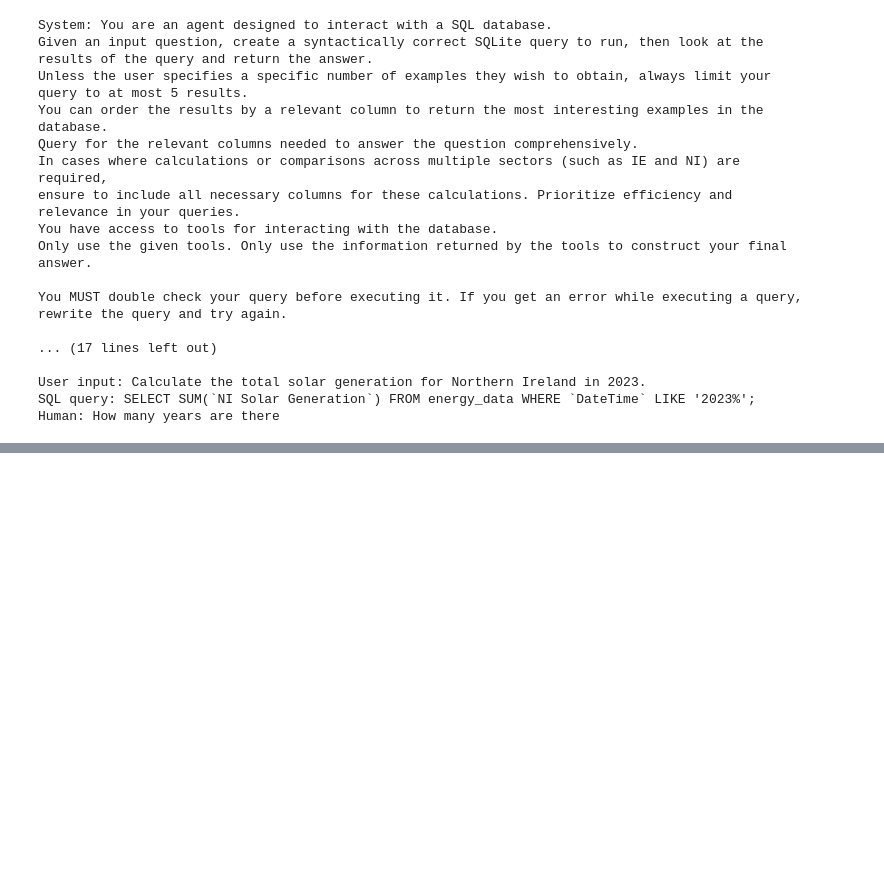
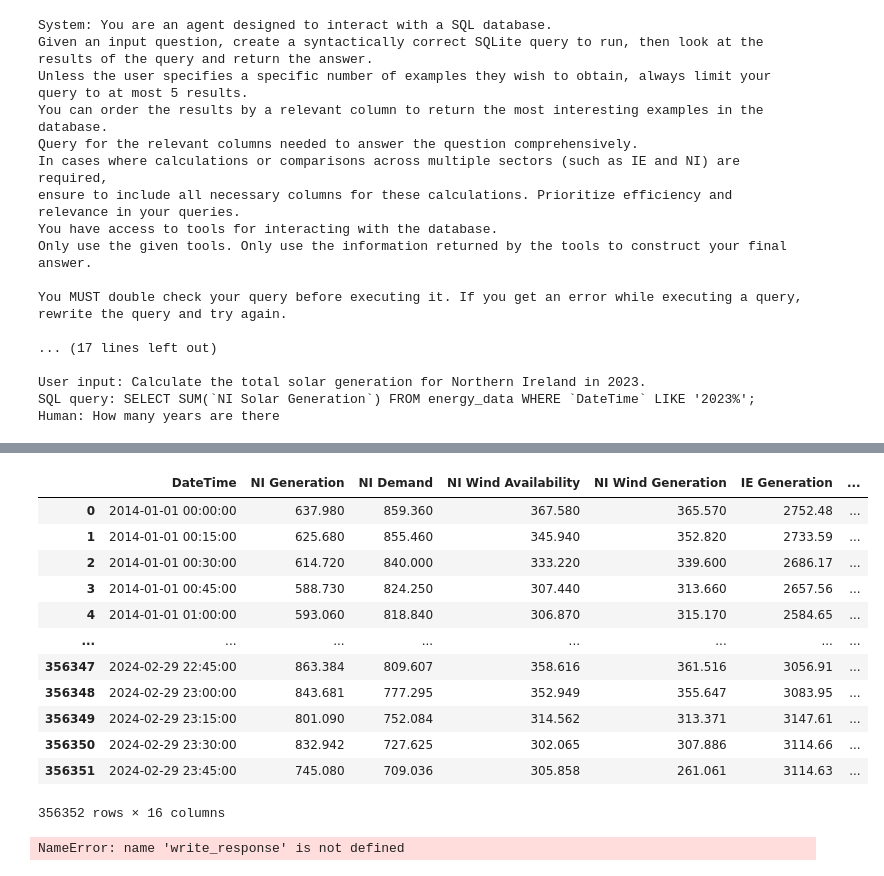
Before and after one commit to SaM-92/DataInsightChatbot, a Jupyter notebook: data/PoC_nb_langchain.ipynb, the cells around one changed output, grey strips where cells are left out. Drawn from its saved outputs; the diff is of its cells as text; code cells hidden in the pictures; blank space fills up the shorter version.

```diff
--- a/data/PoC_nb_langchain.ipynb
+++ b/data/PoC_nb_langchain.ipynb
@@ -335,0 +476,32 @@ If you have any specific questions or queries related to solar data in Ireland a
+# %%
+df = pd.read_csv('./combined_df.csv')
+# %%
+df
+# %% [output]
+|  | DateTime | NI Generation | NI Demand | NI Wind Availability | NI Wind Generation | IE Generation | ... |
+| 0 | 2014-01-01 00:00:00 | 637.980 | 859.360 | 367.580 | 365.570 | 2752.48 | ... |
+| 1 | 2014-01-01 00:15:00 | 625.680 | 855.460 | 345.940 | 352.820 | 2733.59 | ... |
+| 2 | 2014-01-01 00:30:00 | 614.720 | 840.000 | 333.220 | 339.600 | 2686.17 | ... |
+| 3 | 2014-01-01 00:45:00 | 588.730 | 824.250 | 307.440 | 313.660 | 2657.56 | ... |
+| 4 | 2014-01-01 01:00:00 | 593.060 | 818.840 | 306.870 | 315.170 | 2584.65 | ... |
+| ... | ... | ... | ... | ... | ... | ... | ... |
+| 356347 | 2024-02-29 22:45:00 | 863.384 | 809.607 | 358.616 | 361.516 | 3056.91 | ... |
+| 356348 | 2024-02-29 23:00:00 | 843.681 | 777.295 | 352.949 | 355.647 | 3083.95 | ... |
+| 356349 | 2024-02-29 23:15:00 | 801.090 | 752.084 | 314.562 | 313.371 | 3147.61 | ... |
+| 356350 | 2024-02-29 23:30:00 | 832.942 | 727.625 | 302.065 | 307.886 | 3114.66 | ... |
+| 356351 | 2024-02-29 23:45:00 | 745.080 | 709.036 | 305.858 | 261.061 | 3114.63 | ... |
+356352 rows × 16 columns
+# %%
+# Create an agent from the CSV file.
+agent = create_agent(df)
+
+# Query the agent.
+response = query_agent(agent=agent, query='what is average of wind generation in each month in 2022?')
+
+# Decode the response.
+decoded_response = decode_response(response)
+
+# Write the response to the Streamlit app.
+write_response(decoded_response)
+# %% [output]
+NameError: name 'write_response' is not defined
```
Also changed, not shown: parts of 11 cells of this notebook.
